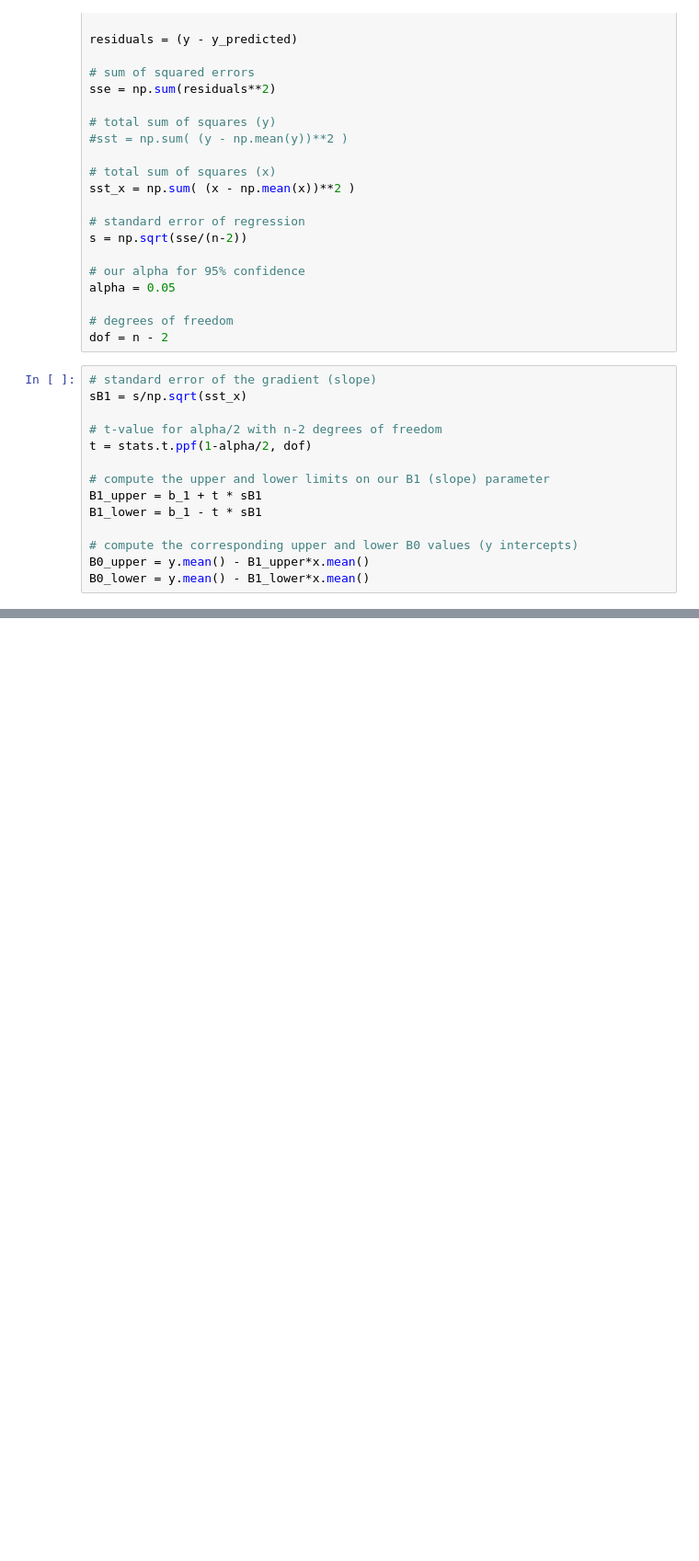
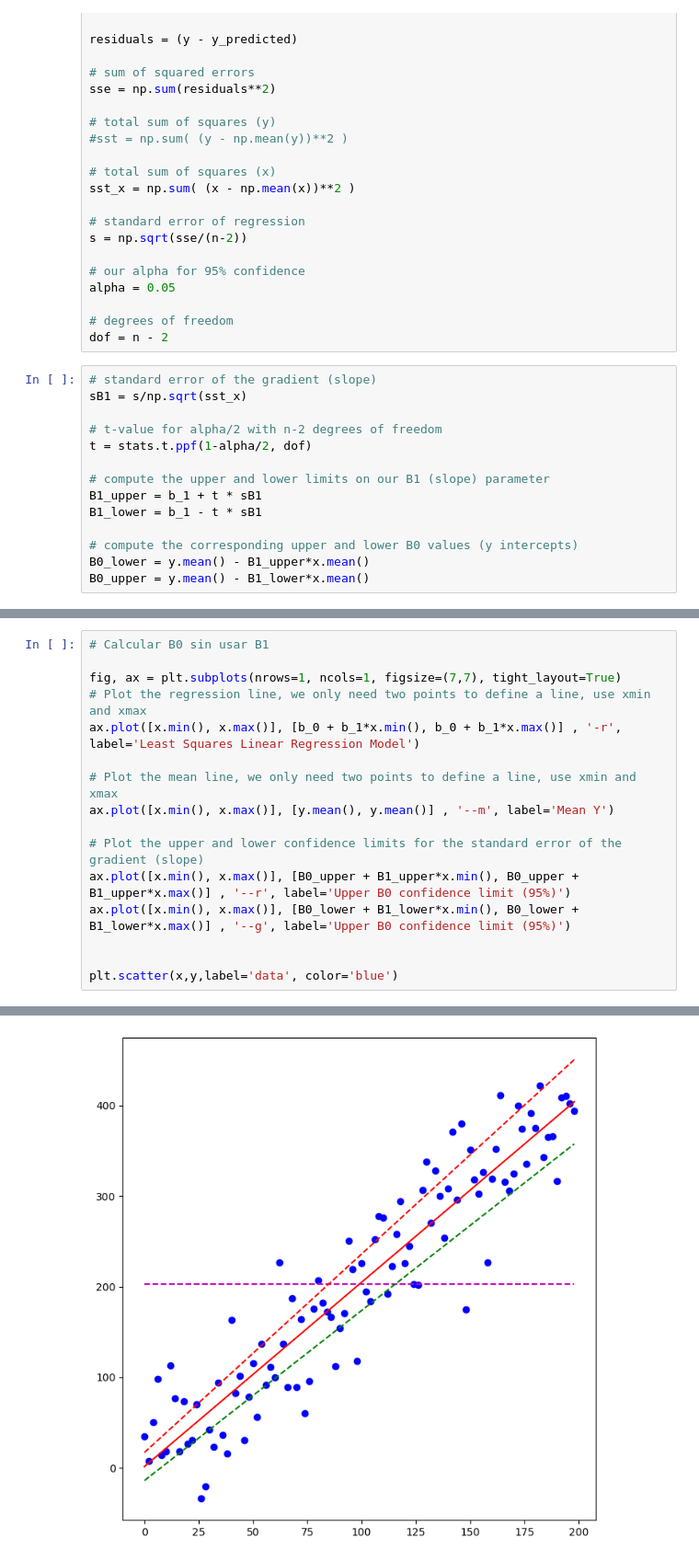
Before and after one commit to juanlt9905/proyectoTesis, a Jupyter notebook: regresion.ipynb, the cells around one changed output, grey strips where cells are left out. Shown at 92% size. Drawn from its saved outputs; the diff is of its cells as text; blank space fills up the shorter version.

```diff
--- a/regresion.ipynb
+++ b/regresion.ipynb
@@ -76,8 +76,8 @@ B1_upper = b_1 + t * sB1
 B1_lower = b_1 - t * sB1
 
 # compute the corresponding upper and lower B0 values (y intercepts)
-B0_upper = y.mean() - B1_upper*x.mean()
-B0_lower = y.mean() - B1_lower*x.mean()
+B0_lower = y.mean() - B1_upper*x.mean()
+B0_upper = y.mean() - B1_lower*x.mean()
 # %%
 print(f'Intervalo de confianza para B1: ({B1_lower}, {B1_upper})')
 print(f'Intervalo de confianza para B0: ({B0_lower}, {B0_upper})')
@@ -86,0 +87,17 @@ Intervalo de confianza para B0: ([10.30345672], [9.76652568])
+# %%
+# Calcular B0 sin usar B1
+
+fig, ax = plt.subplots(nrows=1, ncols=1, figsize=(7,7), tight_layout=True)
+# Plot the regression line, we only need two points to define a line, use xmin and xmax
+ax.plot([x.min(), x.max()], [b_0 + b_1*x.min(), b_0 + b_1*x.max()] , '-r', label='Least Squares Linear Regression Model')
+
+# Plot the mean line, we only need two points to define a line, use xmin and xmax
+ax.plot([x.min(), x.max()], [y.mean(), y.mean()] , '--m', label='Mean Y')
+
+# Plot the upper and lower confidence limits for the standard error of the gradient (slope)
+ax.plot([x.min(), x.max()], [B0_upper + B1_upper*x.min(), B0_upper + B1_upper*x.max()] , '--r', label='Upper B0 confidence limit (95%)')
+ax.plot([x.min(), x.max()], [B0_lower + B1_lower*x.min(), B0_lower + B1_lower*x.max()] , '--g', label='Upper B0 confidence limit (95%)')
+
+
+plt.scatter(x,y,label='data', color='blue')
+# %% [output]
@@ -86,0 +105 @@ Intervalo de confianza para B0: ([10.30345672], [9.76652568])
+[figure, added]
```
Also changed, not shown: parts of 4 cells of this notebook.
